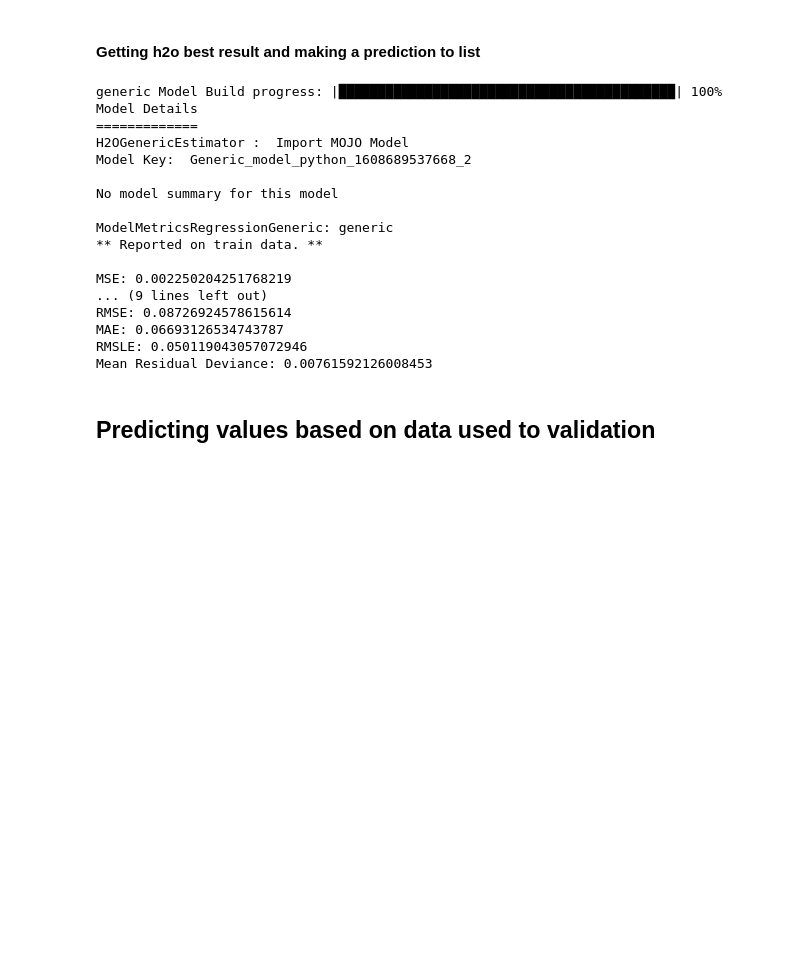
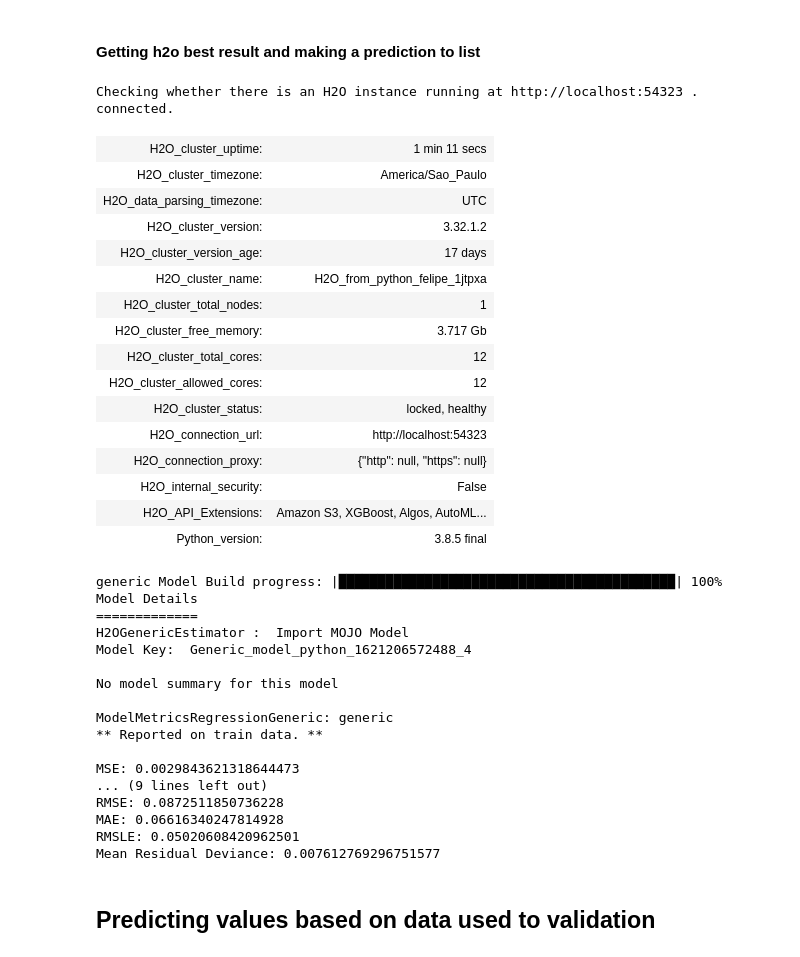
Before and after one commit to FelipeMFO/photometric-redshift-prediction, a Jupyter notebook: notebooks/evaluating/autoML_sigma_MAD.ipynb, the cells around one changed output. Drawn from its saved outputs; the diff is of its cells as text; code cells hidden in the pictures; blank space fills up the shorter version.

Commit message:
Gen evaluation metrics

```diff
--- a/notebooks/evaluating/autoML_sigma_MAD.ipynb
+++ b/notebooks/evaluating/autoML_sigma_MAD.ipynb
@@ -28,25 +31,42 @@ df = df.loc[df.type_bool == True]
 #### Getting h2o best result and making a prediction to list
 # %%
 h2o.init(ip="localhost", port=54323)
-best_model = h2o.import_mojo('../../models/mojo_40_ensemble/StackedEnsemble_AllModels_AutoML_20201222_113425.zip')
+best_model = h2o.import_mojo('../../models/mojo_50_ensemble/StackedEnsemble_AllModels_AutoML_20201223_115349.zip')
 # %% [output]
-generic Model Build progress: |███████████████████████████████████████████| 100%
-Model Details
-=============
-H2OGenericEstimator :  Import MOJO Model
-Model Key:  Generic_model_python_1608689537668_2
-
-No model summary for this model
-
-ModelMetricsRegressionGeneric: generic
-** Reported on train data. **
-
-MSE: 0.002250204251768219
-... (9 lines left out)
-RMSE: 0.08726924578615614
-MAE: 0.06693126534743787
-RMSLE: 0.050119043057072946
-Mean Residual Deviance: 0.00761592126008453
+Checking whether there is an H2O instance running at http://localhost:54323 . connected.
+| H2O_cluster_uptime: | 1 min 11 secs |
+| H2O_cluster_timezone: | America/Sao_Paulo |
+| H2O_data_parsing_timezone: | UTC |
+| H2O_cluster_version: | 3.32.1.2 |
+| H2O_cluster_version_age: | 17 days |
+| H2O_cluster_name: | H2O_from_python_felipe_1jtpxa |
+| H2O_cluster_total_nodes: | 1 |
+| H2O_cluster_free_memory: | 3.717 Gb |
+| H2O_cluster_total_cores: | 12 |
+| H2O_cluster_allowed_cores: | 12 |
+| H2O_cluster_status: | locked, healthy |
+| H2O_connection_url: | http://localhost:54323 |
+| H2O_connection_proxy: | {"http": null, "https": null} |
+| H2O_internal_security: | False |
+| H2O_API_Extensions: | Amazon S3, XGBoost, Algos, AutoML... |
+| Python_version: | 3.8.5 final |
+generic Model Build progress: |███████████████████████████████████████████| 100%
+Model Details
+=============
+H2OGenericEstimator :  Import MOJO Model
+Model Key:  Generic_model_python_1621206572488_4
+
+No model summary for this model
+
+ModelMetricsRegressionGeneric: generic
+** Reported on train data. **
+
+MSE: 0.0029843621318644473
+... (9 lines left out)
+RMSE: 0.0872511850736228
+MAE: 0.06616340247814928
+RMSLE: 0.05020608420962501
+Mean Residual Deviance: 0.007612769296751577
 # %% [markdown]
 ## Predicting values based on data used to validation
 # %%
```
Also changed, not shown: parts of 13 cells of this notebook, 20 other files.
